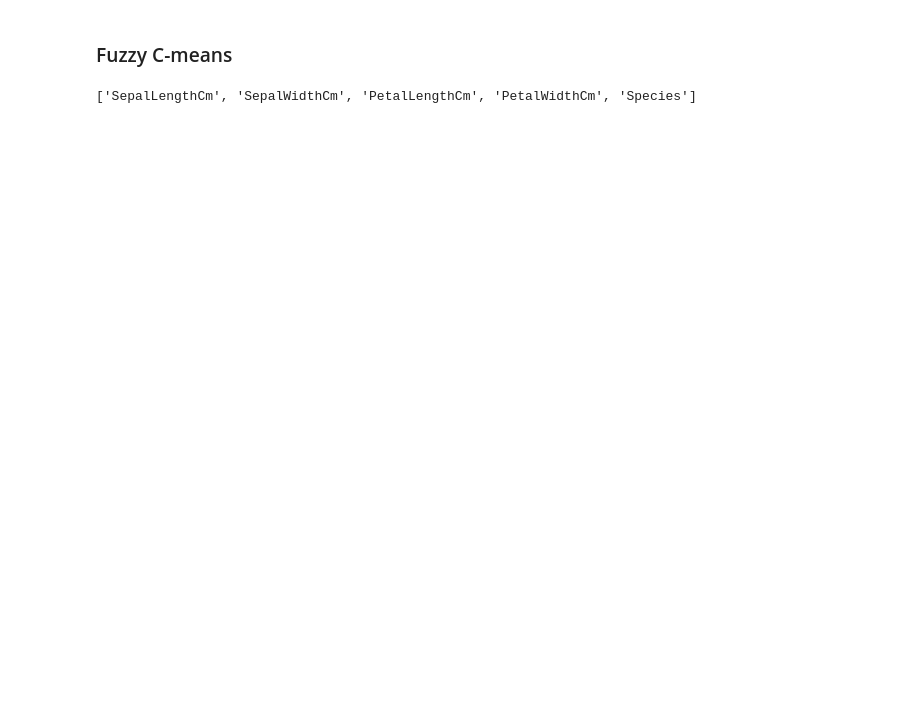
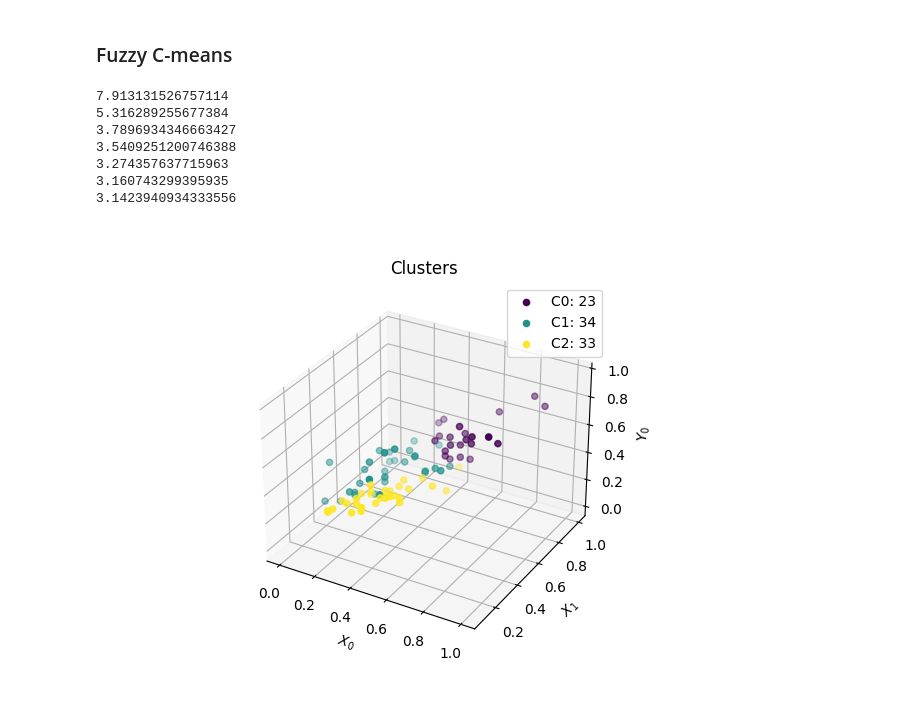
Before and after one commit to aortega0703/AI-pipeline, a Jupyter notebook: pipeline.ipynb, the cells around one changed output. Drawn from its saved outputs; the diff is of its cells as text; code cells hidden in the pictures; blank space fills up the shorter version.

```diff
--- a/pipeline.ipynb
+++ b/pipeline.ipynb
@@ -415,44 +396,46 @@ def k_means(k, X, epsilon, epochs):
 # %% [markdown]
 ### Fuzzy C-means
 # %%
-def cost_fuzzy(C, U, X, m):
-    J = 0
+def cost_fuzzy(X, U, C, m, norm=norm["Euclidean2"]):
+    D = dist_matrix(C, X, norm)
+    return np.sum((U[:, :]**m) * D[:, :])
+
+def update_centers_fuzzy(X, U, m):
+    C = np.zeros((X.shape[0], U.shape[0]))
+    Um = U**m
     for c in range(C.shape[1]):
-        for x in range(X.shape[1]):
-            J += (U[c, x]**m) * norm["Euclidean2"](X[:, x] - C[:, c])
-    return J
-
-def update_centers_fuzzy(U, X, m):
-    C = np.zeros((X.shape[0], U.shape[0]))
-    for c in range(C.shape[1]):
-        C[:, c] = np.sum([(U[c, x]**m) * X[:, x]
-            for x in range(X.shape[1])], axis=1)
-        C[:, c] /= np.sum([(U[c, x]**m)
-            for x in range(X.shape[1])])
+        C[:, c] = np.sum(Um[c, :] * X[:, :], axis=1) / np.sum(Um[c, :])
     return C
 
-def update_clusters_fuzzy(C, X, m):
-    D = dist_matrix(C, X, norm["Euclidean2"])
+
+def update_clusters_fuzzy(X, C, m, norm=norm["Euclidean2"]):
+    D = dist_matrix(C, X, norm)**(1/(m-1))
     U = np.zeros((C.shape[1], X.shape[1]))
-    for c in range(C.shape[1]):
-        for x in range(X.shape[1]):
-            U[c, x] = 1/np.sum((D[c, x]/D[k, x])**(m-1))
+    for x in range(X.shape[1]):
+        U[:, x] = 1/(D[:, x] * np.sum(1/D[:, x]))
     return U
 
 def fuzzy_c_means(c, X, m, epsilon):
-    # Initialization of membership matrix
     U = np.random.random((c, X.shape[1]))
-    for x in X.shape[1]:
-        U[:, x] /= np.sum(U[:, x])
-    J_last = J = np.inf
-    while np.abs(J_last - J) > epsilon:
-        C = update_centers_fuzzy(U, X, m)
-        J = cost_fuzzy(C, U, X, m)
-        if J < epsilon:
-            break
-        U = update_clusters_fuzzy(C, X, m)
-    return C, U
+    U /= np.sum(U, axis=0)
+    C = update_centers_fuzzy(X, U, m)
+    J, J_new = 0, np.inf
+    while np.abs(J - J_new) > epsilon:
+        J = J_new
+        C = update_centers_fuzzy(X, U, m)
+        U = update_clusters_fuzzy(X, C, m)
+        J_new = cost_fuzzy(X, U, C, m)
+    return U, C
+
+
+U, C = fuzzy_c_means(3, X, 2, 0.02)
+plot_cluster(X, U, C=C)
+# %% [output]
+7.913131526757114
+5.316289255677384
+3.7896934346663427
+3.5409251200746388
+3.274357637715963
+3.160743299395935
+3.1423940934333556
+[figure, added]
-# %%
-data.columns.to_list()
-# %% [output]
-['SepalLengthCm', 'SepalWidthCm', 'PetalLengthCm', 'PetalWidthCm', 'Species']
```
Also changed, not shown: parts of 6 cells of this notebook.
